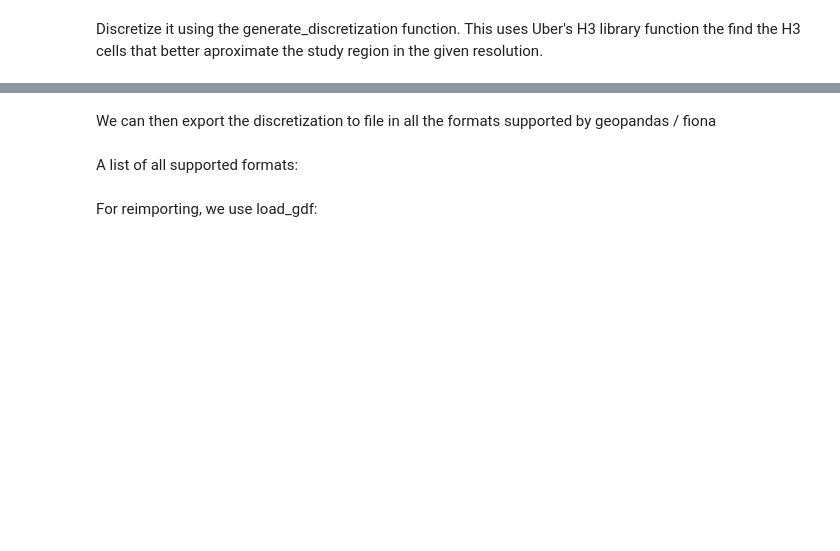
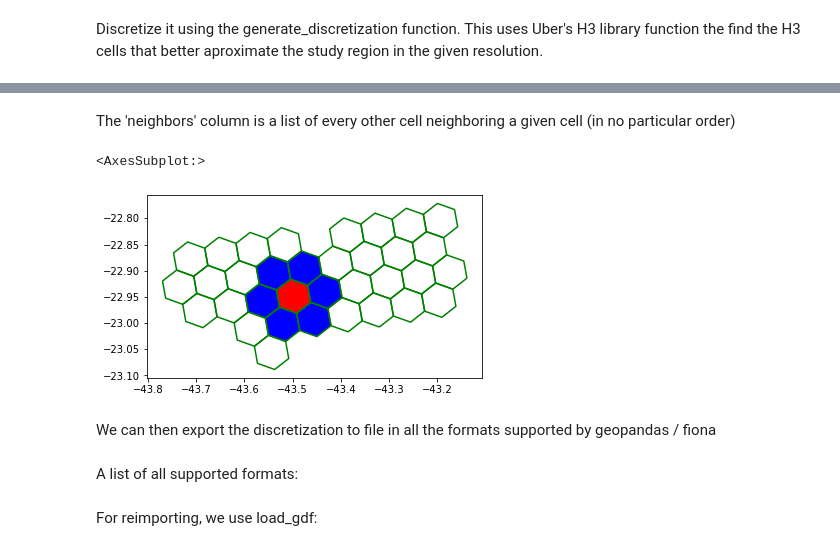
Before and after one commit to amk1710/DiscretizationBox, a Jupyter notebook: examples/discretization_example.ipynb, the cells around one changed output, grey strips where cells are left out. Saved outputs shown, nothing was run; the diff lists cells and outputs as text; code cells hidden in the pictures; blank space fills up the shorter version.

```diff
--- a/examples/discretization_example.ipynb
+++ b/examples/discretization_example.ipynb
@@ -41,3 +74,13 @@ DiscretizationBox.folium.visualize_h3(hex_gdf)
+# %% [markdown]
+The 'neighbors' column is a list of every other cell neighboring a given cell (in no particular order)
+# %%
+cell_index = len(discretized_gdf) / 2
+ax = discretized_gdf.iloc[discretized_gdf['neighbors'][cell_index]].plot(color = 'blue')
+ax = discretized_gdf.iloc[[cell_index]].plot(ax = ax, color = 'red')
+discretized_gdf.boundary.plot(ax = ax, color = 'green')
+# %% [output]
+<AxesSubplot:>
+[figure, added]
 # %% [markdown]
 We can then export the discretization to file in all the formats supported by geopandas / fiona
 # %%
```
Also changed, not shown: parts of 12 cells of this notebook, 3 other files.
